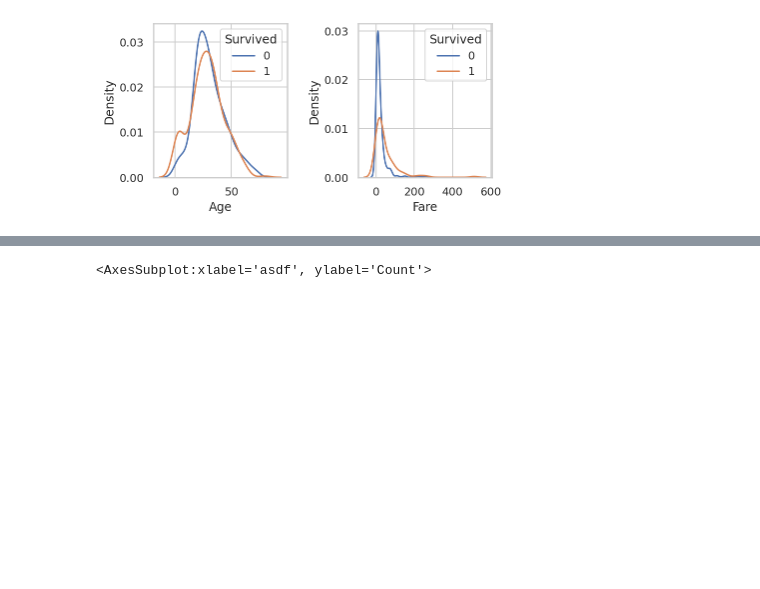
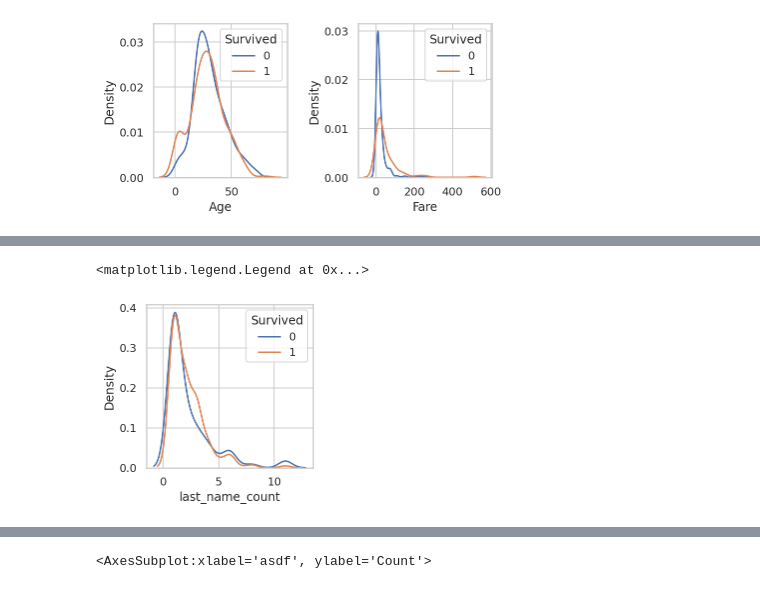
Before and after one commit to dwitvliet/kaggle-titanic, a Jupyter notebook: kaggle-titanic.ipynb, the cells around one changed output, grey strips where cells are left out. Cells and saved outputs as stored; diff of their text form; code cells hidden in the pictures; blank space fills up the shorter version.

```diff
--- a/kaggle-titanic.ipynb
+++ b/kaggle-titanic.ipynb
@@ -161,0 +256,7 @@ plt.tight_layout()
+# %%
+sns.kdeplot(data=train[train['Survived'] == 0], x='last_name_count', label='0')
+sns.kdeplot(data=train[train['Survived'] == 1], x='last_name_count', label='1')
+plt.legend(title='Survived')
+# %% [output]
+<matplotlib.legend.Legend at 0x...>
+[figure, added]
```
Also changed, not shown: parts of 18 cells of this notebook.
